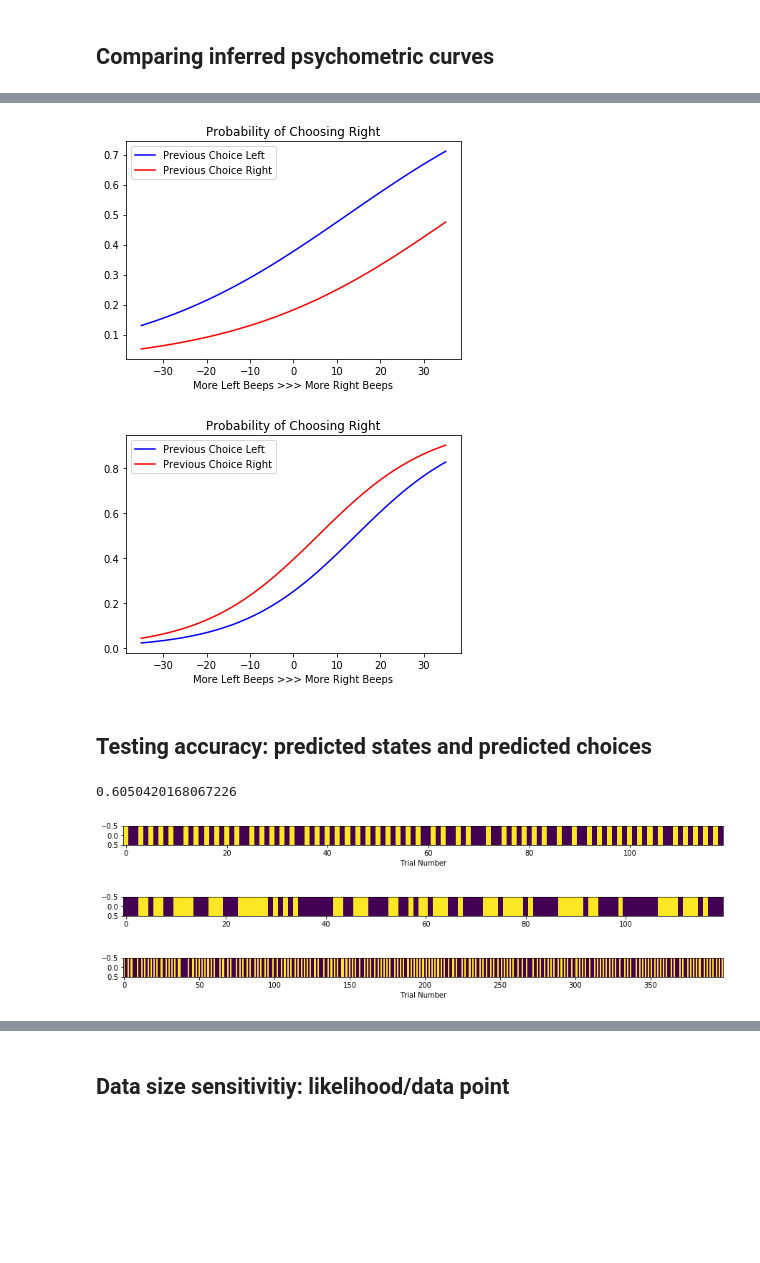
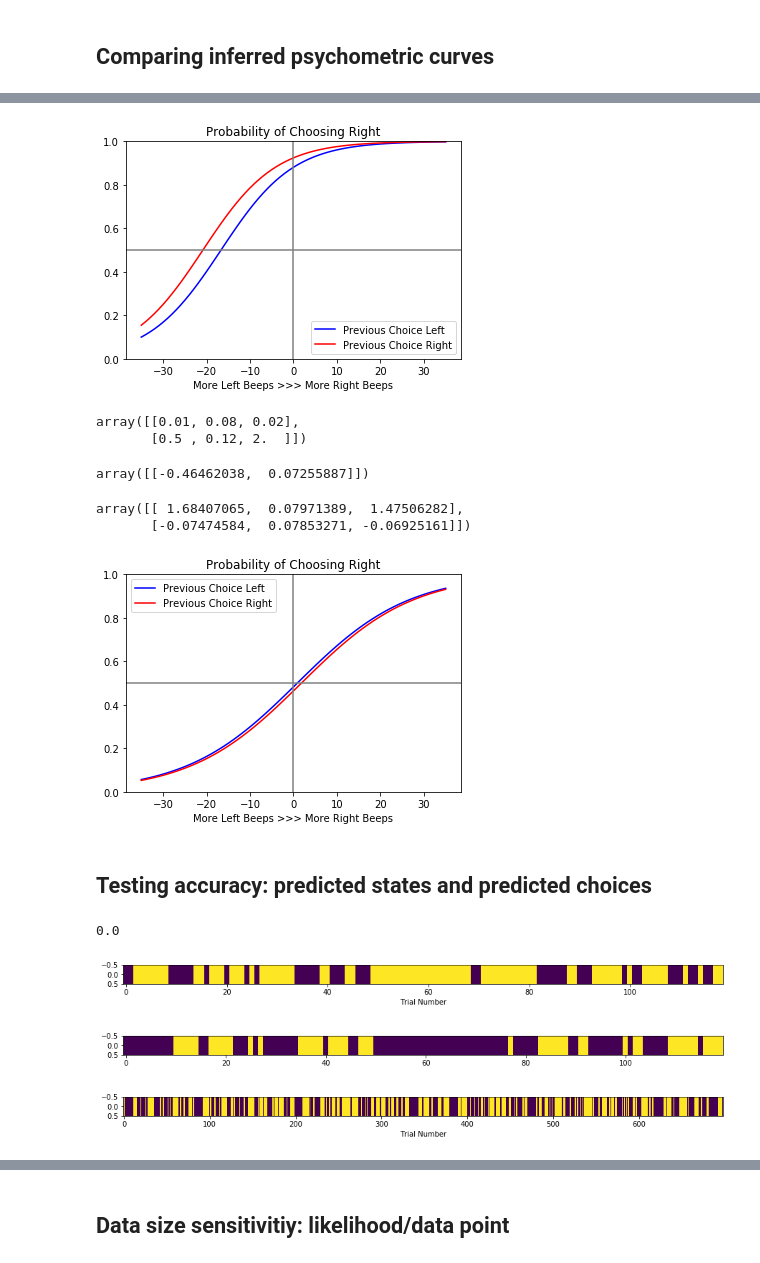
Before and after one commit to chingf/glm-hmm, a Jupyter notebook: 2019-11-13-glmhmm-syntheticdata.ipynb, the cells around one changed output, grey strips where cells are left out. Drawn from its saved outputs; the diff is of its cells as text; code cells hidden in the pictures; blank space fills up the shorter version.

```diff
--- a/2019-11-13-glmhmm-syntheticdata.ipynb
+++ b/2019-11-13-glmhmm-syntheticdata.ipynb
@@ -51,7 +51,7 @@ def plot_psychometric_coefs(coefs):
     clf.intercept_ = np.array([coefs[-1]])
     plot_psychometric_clf(clf)
 # %%
-train_size = 400
+train_size = 900
 test_size = 120
 # %%
 # Synthetic: X_train, X_test
@@ -76,7 +81,8 @@ plot_psychometric_coefs(set_coef[1])
 # %% [markdown]
 ## Generate Synthetic Data
 # %%
-transition_coefs = np.random.rand(K, set_coef.shape[1])
+np.random.seed(0)
+transition_coefs = np.random.rand(K, set_coef.shape[1])*2
 true_hmm = SyntheticInputDrivenGLMHMM(
     K, set_coef, transition_coefs
     )
@@ -111,7 +125,7 @@ def fit_hmm(
         lls = tmp_hmm.fit(
             y_train,
             inputs=X_train,
-            method="em"
+            method="sgd"
             )
         test_ll = tmp_hmm.log_likelihood(sim_y_test, inputs=sim_X_test)
         if test_ll > best_test_ll:
@@ -168,11 +206,25 @@ clf = LogisticRegression().fit(sim_X_train, sim_y_train)
 # %%
-plot_psychometric(clf, true_hmm.coefs[1,:].reshape((1,-1)))
+plot_psychometric_coefs(true_hmm.coefs[1])
 # %% [output]
-[figure, old version]
+[figure, new version]
+# %%
+true_hmm.coefs
+# %% [output]
+array([[0.01, 0.08, 0.02],
+       [0.5 , 0.12, 2.  ]])
+# %%
+clf.coef_
+# %% [output]
+array([[-0.46462038,  0.07255887]])
+# %%
+hmm.observations.coef
+# %% [output]
+array([[ 1.68407065,  0.07971389,  1.47506282],
+       [-0.07474584,  0.07853271, -0.06925161]])
 # %%
-plot_psychometric(clf, hmm.observations.coef[0,:].reshape((1,-1)))
+plot_psychometric_coefs(hmm.observations.coef[1])
 # %% [output]
-[figure, old version]
+[figure, new version]
 # %%
  hmm.observations.coef
 # %%
@@ -187,7 +239,7 @@ np.sum(
         )
     )/sim_states_test[1:].size
 # %% [output]
-0.6050420168067226
+0.0
 # %%
 plt.figure(figsize=(15,0.5))
 plt.imshow(
@@ -196,7 +248,7 @@ plt.imshow(
 plt.xlabel("Trial Number")
 plt.show()
 # %% [output]
-[figure, old version]
+[figure, new version]
 # %%
 plt.figure(figsize=(15,0.5))
 plt.imshow(
@@ -204,7 +256,7 @@ plt.imshow(
     aspect="auto")
 plt.show()
 # %% [output]
-[figure, old version]
+[figure, new version]
 # %%
 plt.figure(figsize=(15,0.5))
 plt.imshow(
@@ -213,7 +265,7 @@ plt.imshow(
 plt.xlabel("Trial Number")
 plt.show()
 # %% [output]
-[figure, old version]
+[figure, new version]
 # %%
 plt.figure(figsize=(15,0.5))
 plt.imshow(
```
Also changed, not shown: parts of 15 cells of this notebook, 3 other files.
